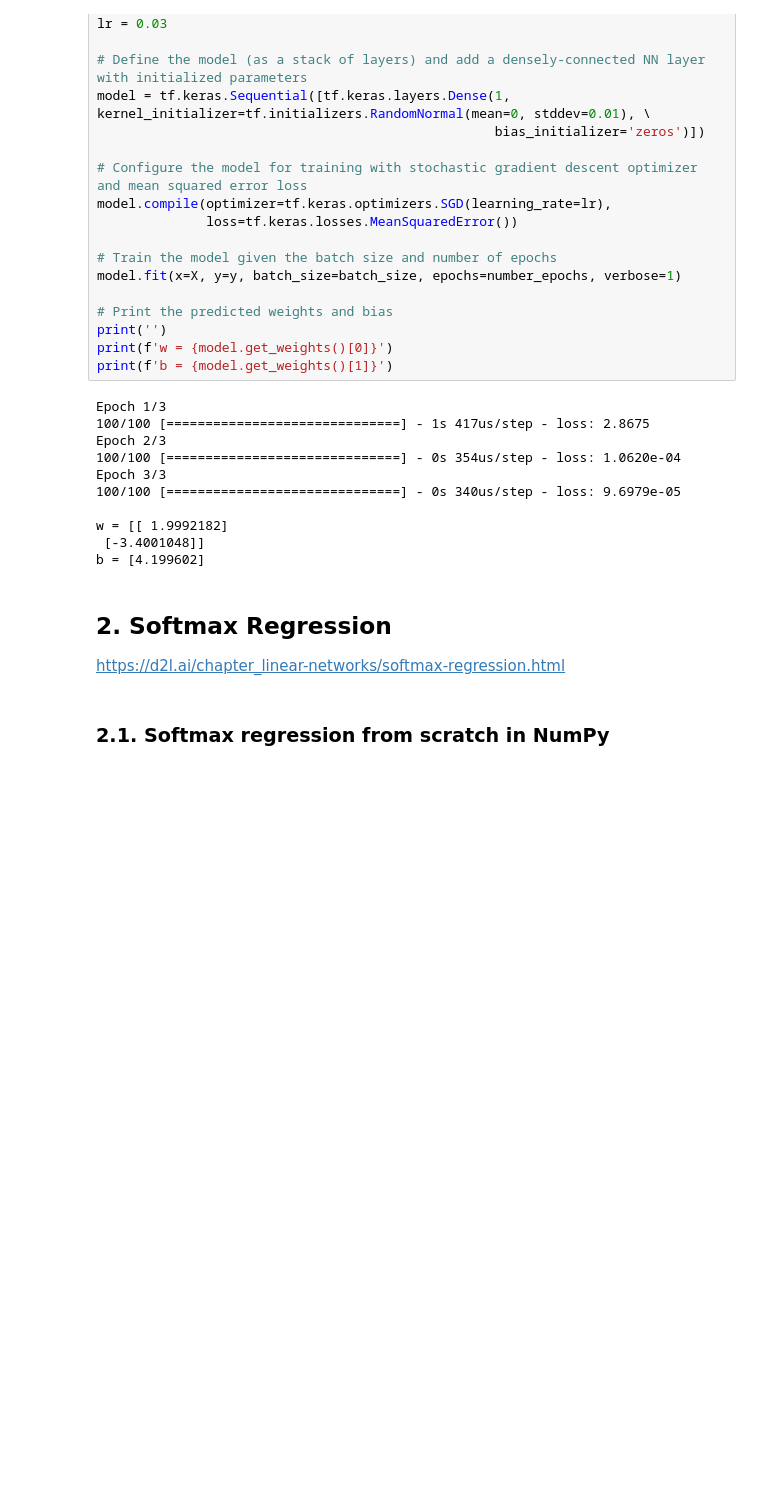
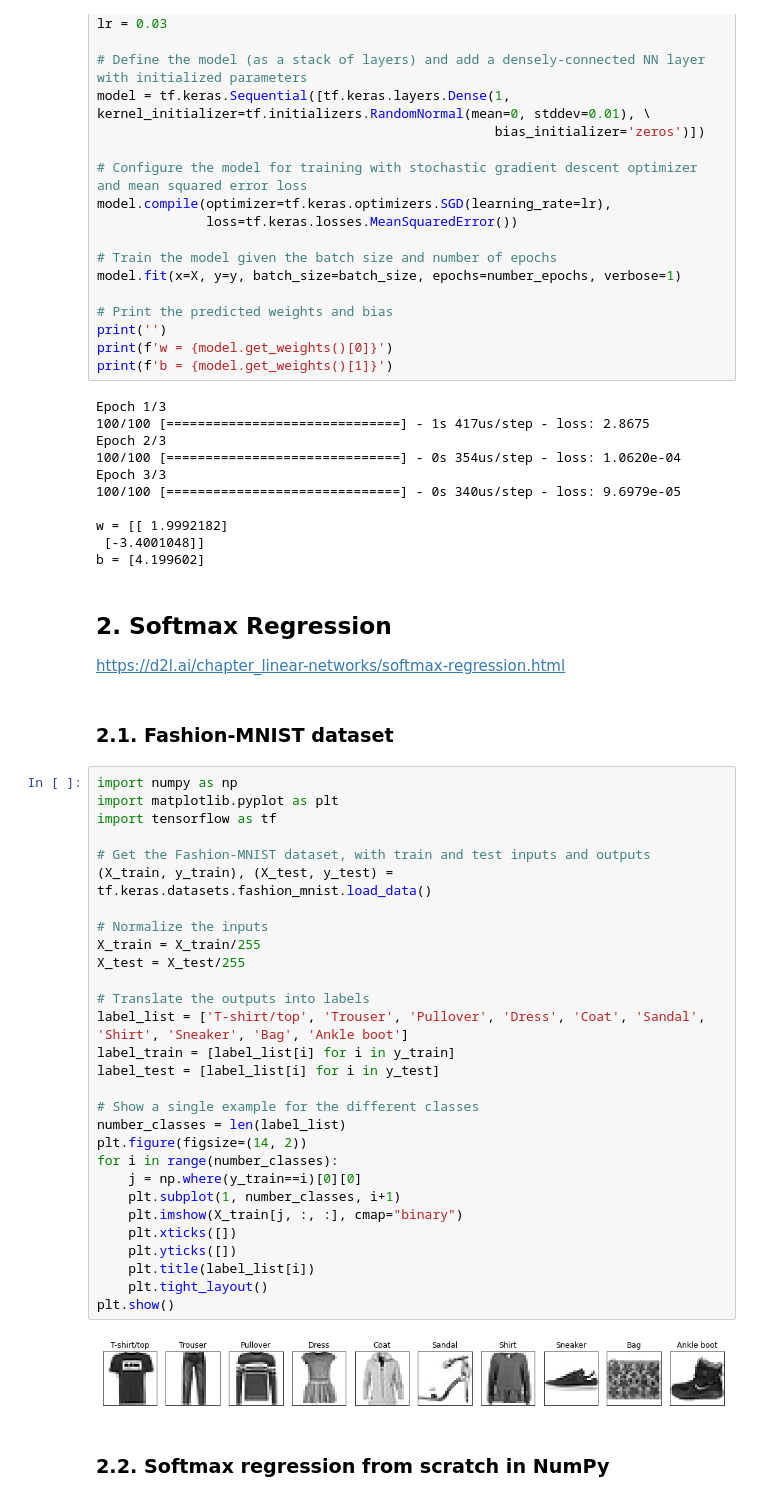
Before and after one commit to zafarrafii/Deep-Learning, a Jupyter notebook: Tests.ipynb, the cells around one changed output. Cells and saved outputs as stored; diff of their text form; blank space fills up the shorter version.

```diff
--- a/Tests.ipynb
+++ b/Tests.ipynb
@@ -316,8 +316,41 @@ b = [4.199602]
 # %% [markdown]
 ## 2. Softmax Regression
 https://d2l.ai/chapter_linear-networks/softmax-regression.html
+# %% [markdown]
+### 2.1. Fashion-MNIST dataset
+# %%
+import numpy as np
+import matplotlib.pyplot as plt
+import tensorflow as tf
+
+# Get the Fashion-MNIST dataset, with train and test inputs and outputs
+(X_train, y_train), (X_test, y_test) = tf.keras.datasets.fashion_mnist.load_data()
+
+# Normalize the inputs
+X_train = X_train/255
+X_test = X_test/255
+
+# Translate the outputs into labels
+label_list = ['T-shirt/top', 'Trouser', 'Pullover', 'Dress', 'Coat', 'Sandal', 'Shirt', 'Sneaker', 'Bag', 'Ankle boot']
+label_train = [label_list[i] for i in y_train]
+label_test = [label_list[i] for i in y_test]
+
+# Show a single example for the different classes
+number_classes = len(label_list)
+plt.figure(figsize=(14, 2))
+for i in range(number_classes):
+    j = np.where(y_train==i)[0][0]
+    plt.subplot(1, number_classes, i+1)
+    plt.imshow(X_train[j, :, :], cmap="binary")
+    plt.xticks([])
+    plt.yticks([])
+    plt.title(label_list[i])
+    plt.tight_layout()
+plt.show()
+# %% [output]
+[figure, added]
 # %% [markdown]
-### 2.1. Softmax regression from scratch in NumPy
+### 2.2. Softmax regression from scratch in NumPy
 # %%
 import numpy as np
 import random
```
Also changed, not shown: parts of 9 cells of this notebook.
